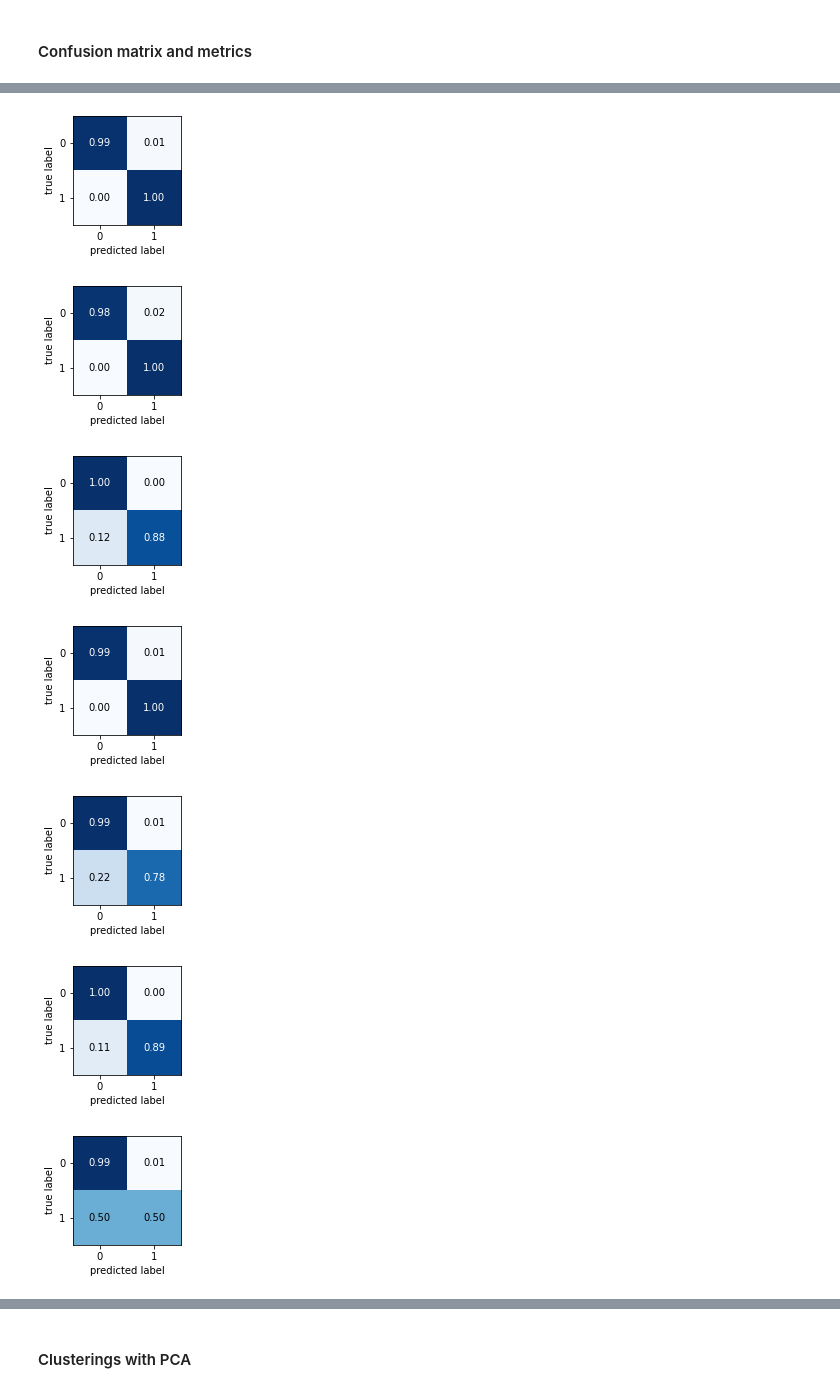
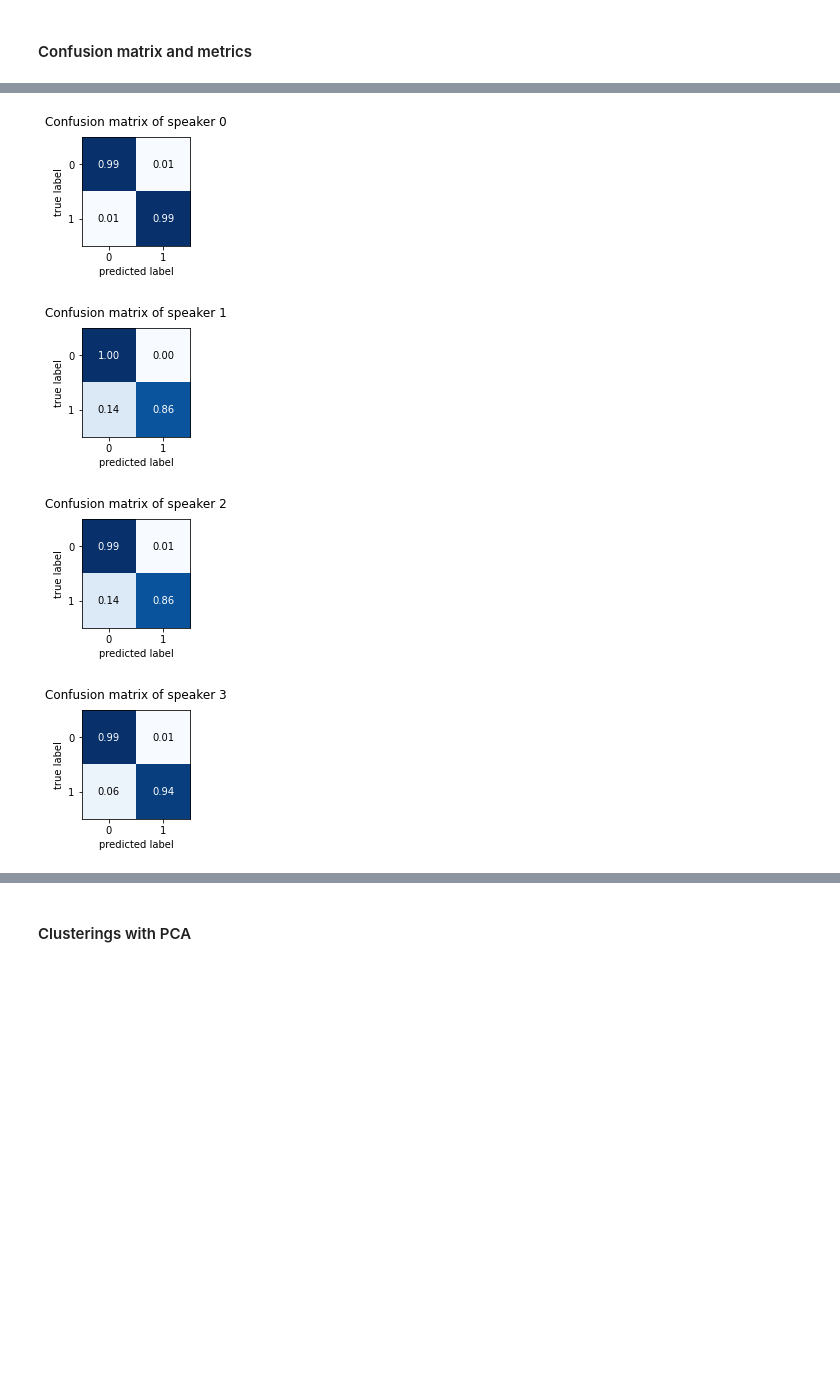
Before and after one commit to theolepage/keras-sincnet, a Jupyter notebook: keras_sincnet.ipynb, the cells around one changed output, grey strips where cells are left out. Saved outputs shown, nothing was run; the diff lists cells and outputs as text; code cells hidden in the pictures; blank space fills up the shorter version.

Commit message:
model evaluation on whole validation set

```diff
--- a/keras_sincnet.ipynb
+++ b/keras_sincnet.ipynb
@@ -573,3 +567,17 @@ y_val_actual = np.argmax(model.predict(X_val), axis=-1)
+# %%
+# Load all batches of validation generator in memory
+
+nb_batches = len(val_gen)
+X_val = np.empty((nb_batches, batch_size, frame_length, 1))
+y_val = np.empty((nb_batches, batch_size))
+
+for i in range(nb_batches):
+    X_val[i], y_val[i] = val_gen.__getitem__(i)
+
+X_val = X_val.reshape((nb_batches * batch_size, -1))
+y_val = y_val.reshape(nb_batches * batch_size)
+
+y_val_actual = np.argmax(sincnet_model.predict(X_val), axis=-1)
 # %%
 from sklearn.metrics import precision_recall_fscore_support
 
@@ -604,18 +627,16 @@ plot_confusion_matrix(cm,
 # %%
 from sklearn.metrics import multilabel_confusion_matrix
 
 cm_per_class = multilabel_confusion_matrix(y_val, y_val_actual)
 
-for i in range(16):
-    fix, axs = plot_confusion_matrix(cm_per_class[i],
+for i in range(4):
+    fig, axs = plot_confusion_matrix(cm_per_class[i],
                                      show_normed=True,
                                      show_absolute=False,
                                      figsize=(2, 2))
+    axs.set_title('Confusion matrix of speaker {}'.format(i))
 # %% [output]
-[figure, old version]
+[figure, new version]
-[figure, old version]
+[figure, new version]
-[figure, old version]
+[figure, new version]
-[figure, old version]
+[figure, new version]
-[figure, removed]
-[figure, removed]
-[figure, removed]
```
Also changed, not shown: parts of 11 cells of this notebook.
